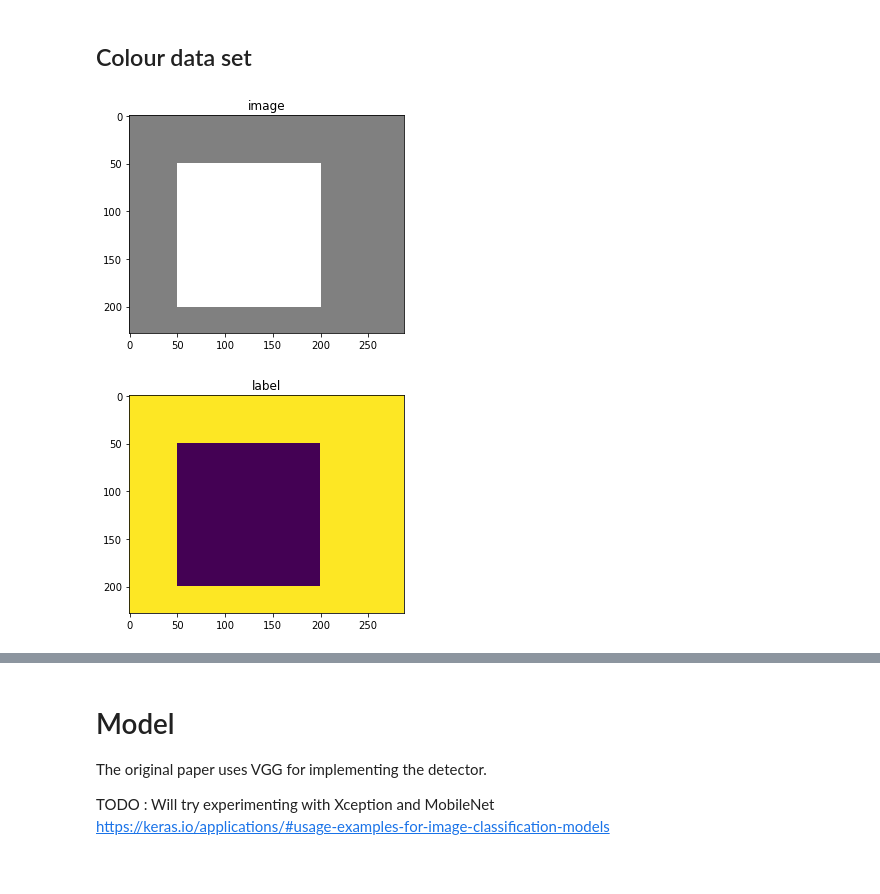
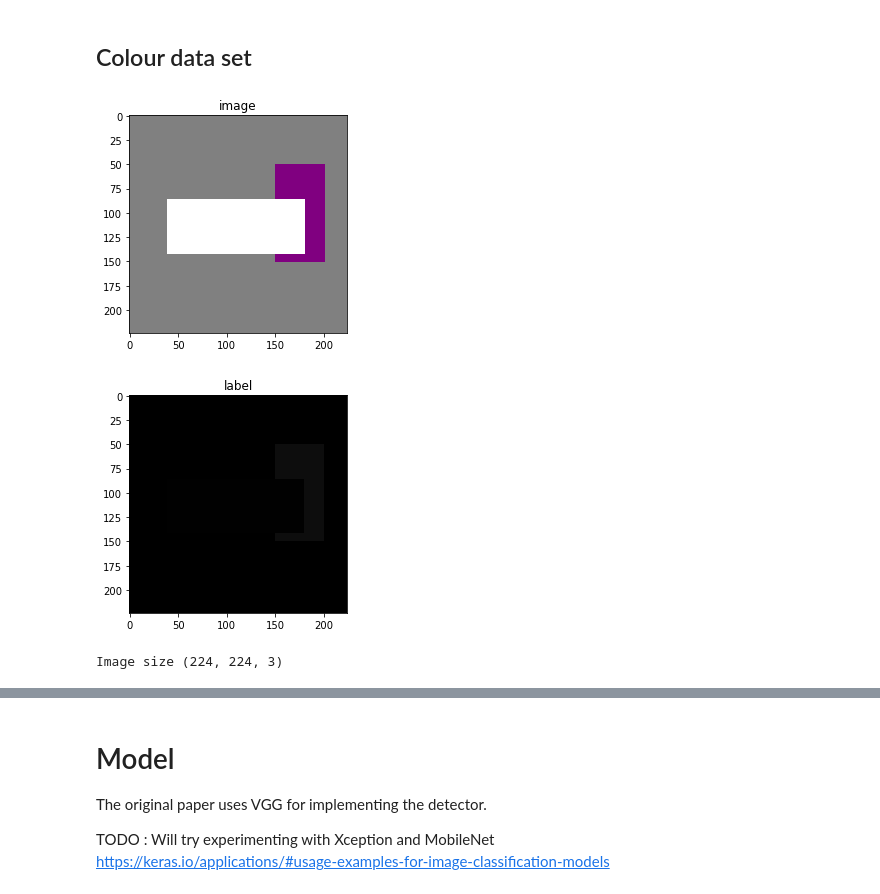
Before and after one commit to rdjondo/SimplisticSSD, a Jupyter notebook: SimpleSegNet_synthetic_dataset.ipynb, the cells around one changed output, grey strips where cells are left out. Cells and saved outputs as stored; diff of their text form; code cells hidden in the pictures.

Commit message:
Added synthetic image generator

```diff
--- a/SimpleSegNet_synthetic_dataset.ipynb
+++ b/SimpleSegNet_synthetic_dataset.ipynb
@@ -22,7 +22,4 @@ import glob
 # %%
-
-
-
 class TrainingImage:
     """
     This class handles the creation of training
@@ -54,47 +51,60 @@ class TrainingImage:
         BLUE_CLASS : (0,0,255),
         YELLOW_CLASS : (255,255,0),
         CYAN_CLASS : (0,255,255),
         MAGENTA_CLASS : (255,0,255),
         SILVER_CLASS : (192,192,192),
         GRAY_CLASS : (128,128,128),
         MAROON_CLASS : (128,0,0),
         OLIVE_CLASS : (128,128,0),
         GREEN_CLASS : (0,128,0),
         PURPLE_CLASS : (128,0,128),
         TEAL_CLASS : (0,128,128),
         NAVY_CLASS : (0,0,128),
     }
 
-    def __init__(self, size=(228,288, 3), backgd_color_class=BLACK_CLASS):
+    def __init__(self, size=(224,224, 3), backgd_color_class=BLACK_CLASS):
         self.size = size
+        self.createImageBackground(backgd_color_class)
+
+    def clear(self):
+        self.image = np.zeros(self.size, dtype=np.uint8)
+        self.label = np.zeros(self.size[0:2] + (len(TrainingImage.COLOR.keys()), ) , dtype=np.uint8)
+
+    def createImageBackground(self, backgd_color_class):
         self.backgd_color_class = backgd_color_class
-        self.image, self.label = self.createImageBackground()
+        self.clear()
+        for channel in range(0, 3):
+            self.image[:,:,channel] = TrainingImage.COLOR[self.backgd_color_class][channel]
+        self.label[:,:, self.backgd_color_class] = self.backgd_color_class
 
-    def createImageBackground(self):
-        image = np.zeros(self.size, dtype=np.uint8)
-        label = np.zeros(self.size[0:2], dtype=np.uint8)
-        for channel in range(0, 3):
-            image[:,:,channel] = TrainingImage.COLOR[self.backgd_color_class][channel]
-        label[:,:] = self.backgd_color_class
-        return image, label
-
-    def createSquare(self, pt1, pt2, color_class=WHITE_CLASS):
+    def createRectangle(self, pt1, pt2, color_class=WHITE_CLASS):
         cv2.rectangle(self.image,
-                      pt1, pt2, TrainingImage.COLOR[color_class], thickness=cv2.FILLED)
+                      pt1[::-1], pt2[::-1], TrainingImage.COLOR[color_class], thickness=cv2.FILLED)
         self.label[pt1[0]:pt2[0],pt1[1]:pt2[1]] =  color_class
 
-trainim = TrainingImage(backgd_color_class=TrainingImage.GRAY_CLASS)
-trainim.createSquare( (50,50) , (200,200))
+    def addRandRectangle(self, color_class=WHITE_CLASS):
+        image_size = self.image.shape
+        pt1 = (random.randint(0, 150), random.randint(0, 100))
+        pt2 = (random.randint(pt1[0]+50, image_size[0]-1), random.randint(pt1[1]+50, image_size[1]-1))
+        self.createRectangle( pt1, pt2, color_class=color_class)
+
+image_size = (224,224, 3)
+trainim = TrainingImage(size=image_size , backgd_color_class=TrainingImage.GRAY_CLASS)
+trainim.createRectangle( (50,150) , (150,200), color_class=TrainingImage.PURPLE_CLASS)
+trainim.addRandRectangle()
 
 # Plot background
 plt.imshow(trainim.image)
 plt.title('image')
 plt.show()
 
 # Plot background
-plt.imshow(trainim.label)
+plt.imshow(trainim.label[:,:,11:14])
 plt.title('label')
 plt.show()
+
+print('Image size {}'.format(trainim.image.shape))
 # %% [output]
-[figure, old version]
+[figure, new version]
-[figure, old version]
+[figure, new version]
+Image size (224, 224, 3)
```
Also changed, not shown: parts of 12 cells of this notebook.
